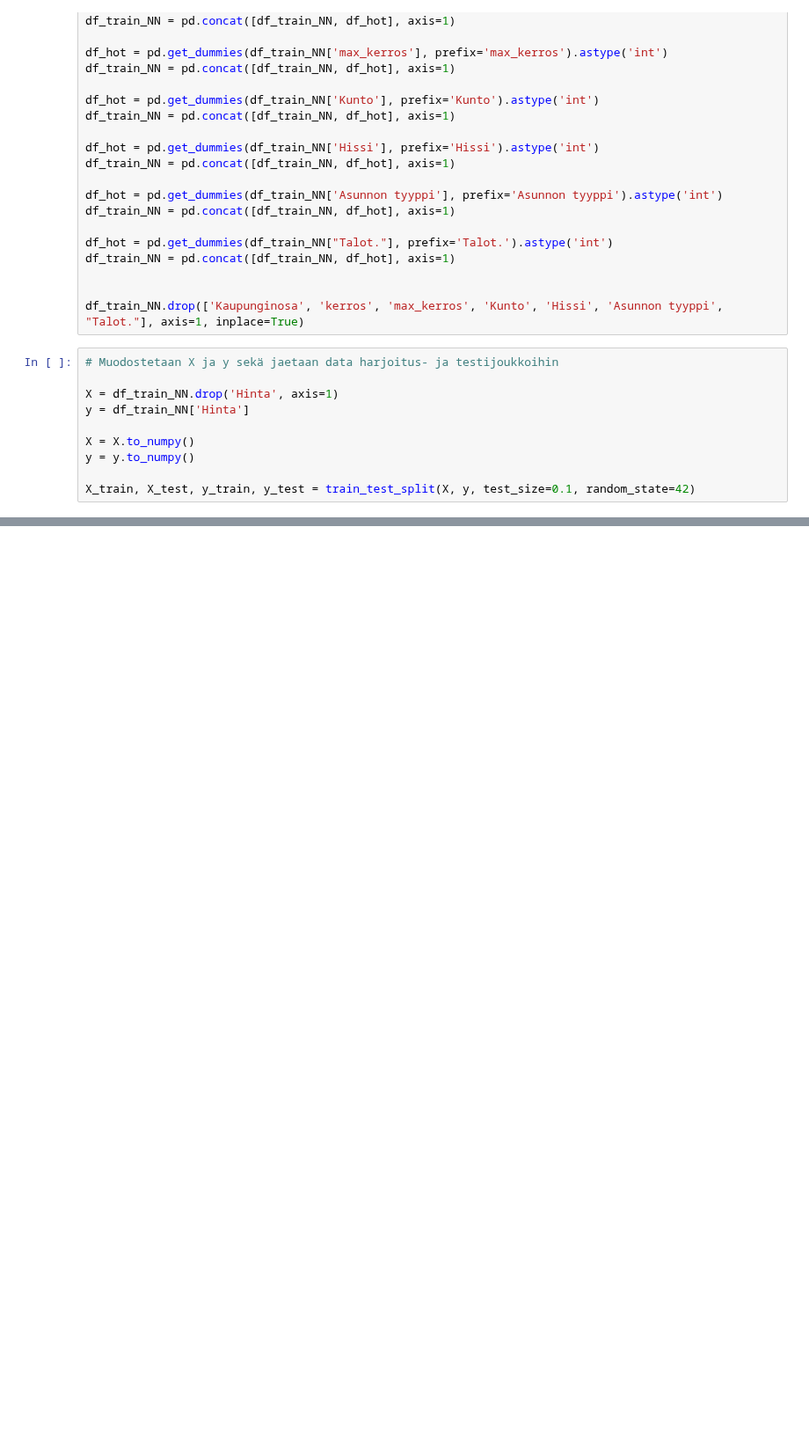
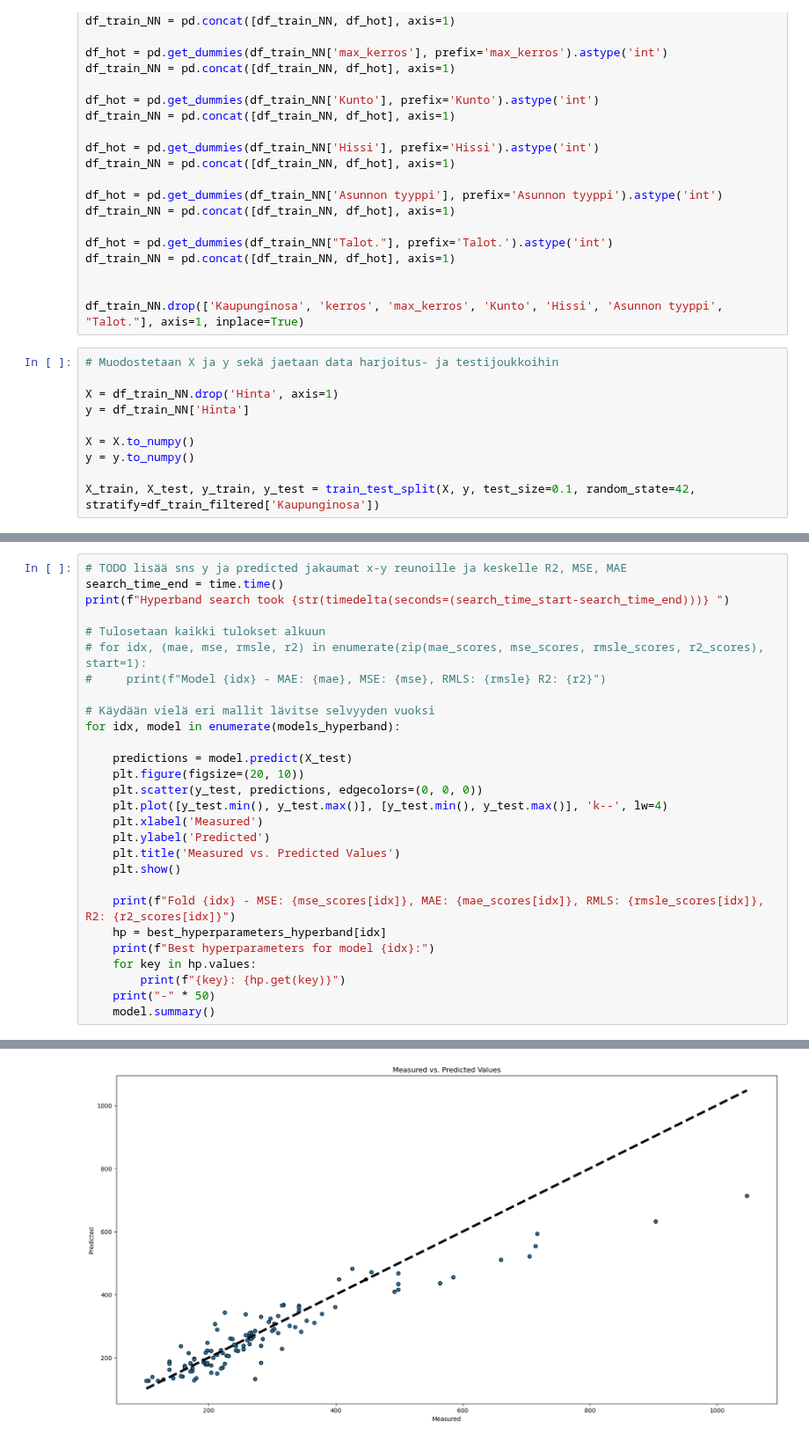
Before and after one commit to THalfar/JoDa, a Jupyter notebook: tampere_reg.ipynb, the cells around one changed output, grey strips where cells are left out. Shown at 88% size. Saved outputs shown, nothing was run; the diff lists cells and outputs as text; blank space fills up the shorter version.

```diff
--- a/tampere_reg.ipynb
+++ b/tampere_reg.ipynb
@@ -147,4 +272,4 @@ y = df_train_NN['Hinta']
 X = X.to_numpy()
 y = y.to_numpy()
 
-X_train, X_test, y_train, y_test = train_test_split(X, y, test_size=0.1, random_state=42)
+X_train, X_test, y_train, y_test = train_test_split(X, y, test_size=0.1, random_state=42, stratify=df_train_filtered['Kaupunginosa'])
@@ -150,0 +425,29 @@ X_train, X_test, y_train, y_test = train_test_split(X, y, test_size=0.1, random_
+# %%
+# TODO lisää sns y ja predicted jakaumat x-y reunoille ja keskelle R2, MSE, MAE
+search_time_end = time.time()
+print(f"Hyperband search took {str(timedelta(seconds=(search_time_start-search_time_end)))} ")
+
+# Tulosetaan kaikki tulokset alkuun
+# for idx, (mae, mse, rmsle, r2) in enumerate(zip(mae_scores, mse_scores, rmsle_scores, r2_scores), start=1):
+#     print(f"Model {idx} - MAE: {mae}, MSE: {mse}, RMLS: {rmsle} R2: {r2}")
+
+# Käydään vielä eri mallit lävitse selvyyden vuoksi
+for idx, model in enumerate(models_hyperband):
+
+    predictions = model.predict(X_test)
+    plt.figure(figsize=(20, 10))
+    plt.scatter(y_test, predictions, edgecolors=(0, 0, 0))
+    plt.plot([y_test.min(), y_test.max()], [y_test.min(), y_test.max()], 'k--', lw=4)
+    plt.xlabel('Measured')
+    plt.ylabel('Predicted')
+    plt.title('Measured vs. Predicted Values')
+    plt.show()
+
+    print(f"Fold {idx} - MSE: {mse_scores[idx]}, MAE: {mae_scores[idx]}, RMLS: {rmsle_scores[idx]}, R2: {r2_scores[idx]}")
+    hp = best_hyperparameters_hyperband[idx]
+    print(f"Best hyperparameters for model {idx}:")
+    for key in hp.values:
+        print(f"{key}: {hp.get(key)}")
+    print("-" * 50)
+    model.summary()
+# %% [output]
@@ -150,0 +456 @@ X_train, X_test, y_train, y_test = train_test_split(X, y, test_size=0.1, random_
+[figure, added]
```
Also changed, not shown: parts of 16 cells of this notebook.
